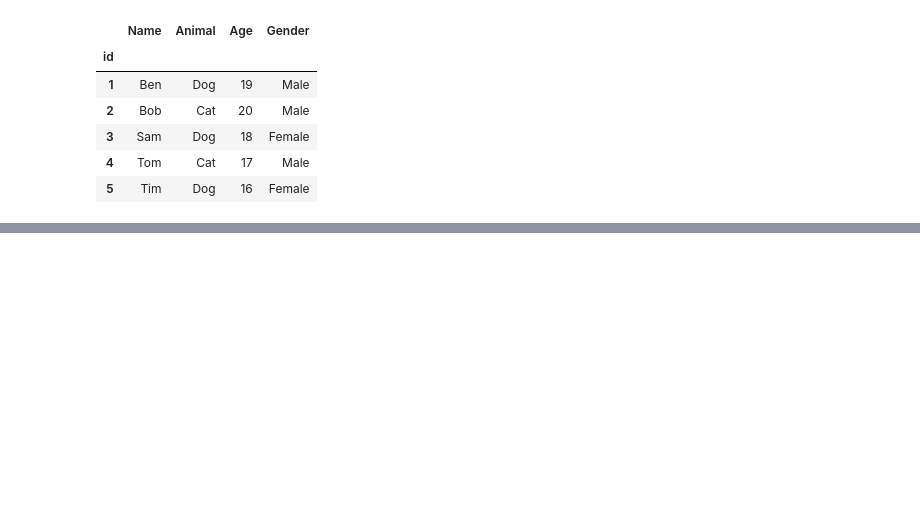
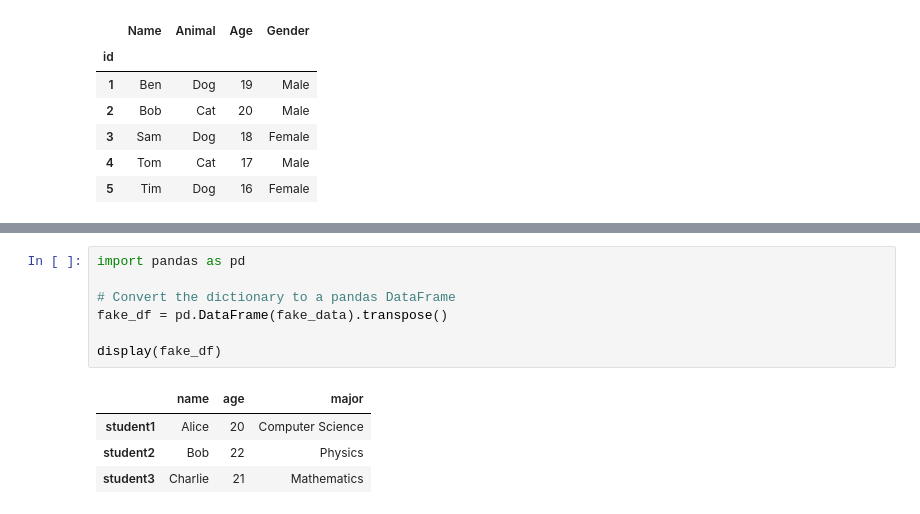
Before and after one commit to Cullen-hub/IB2AD0_Data_Science_GenerativeAI, a Jupyter notebook: 2_01_data_and_feature_engineering_in_pandas.ipynb, the cells around one changed output, grey strips where cells are left out. Cells and saved outputs as stored; diff of their text form; blank space fills up the shorter version.

```diff
--- a/2_01_data_and_feature_engineering_in_pandas.ipynb
+++ b/2_01_data_and_feature_engineering_in_pandas.ipynb
@@ -132,0 +143,12 @@ df.set_index('id')
+# %%
+import pandas as pd
+
+# Convert the dictionary to a pandas DataFrame
+fake_df = pd.DataFrame(fake_data).transpose()
+
+display(fake_df)
+# %% [output]
+|  | name | age | major |
+| student1 | Alice | 20 | Computer Science |
+| student2 | Bob | 22 | Physics |
+| student3 | Charlie | 21 | Mathematics |
```
Also changed, not shown: parts of 2 cells of this notebook.
